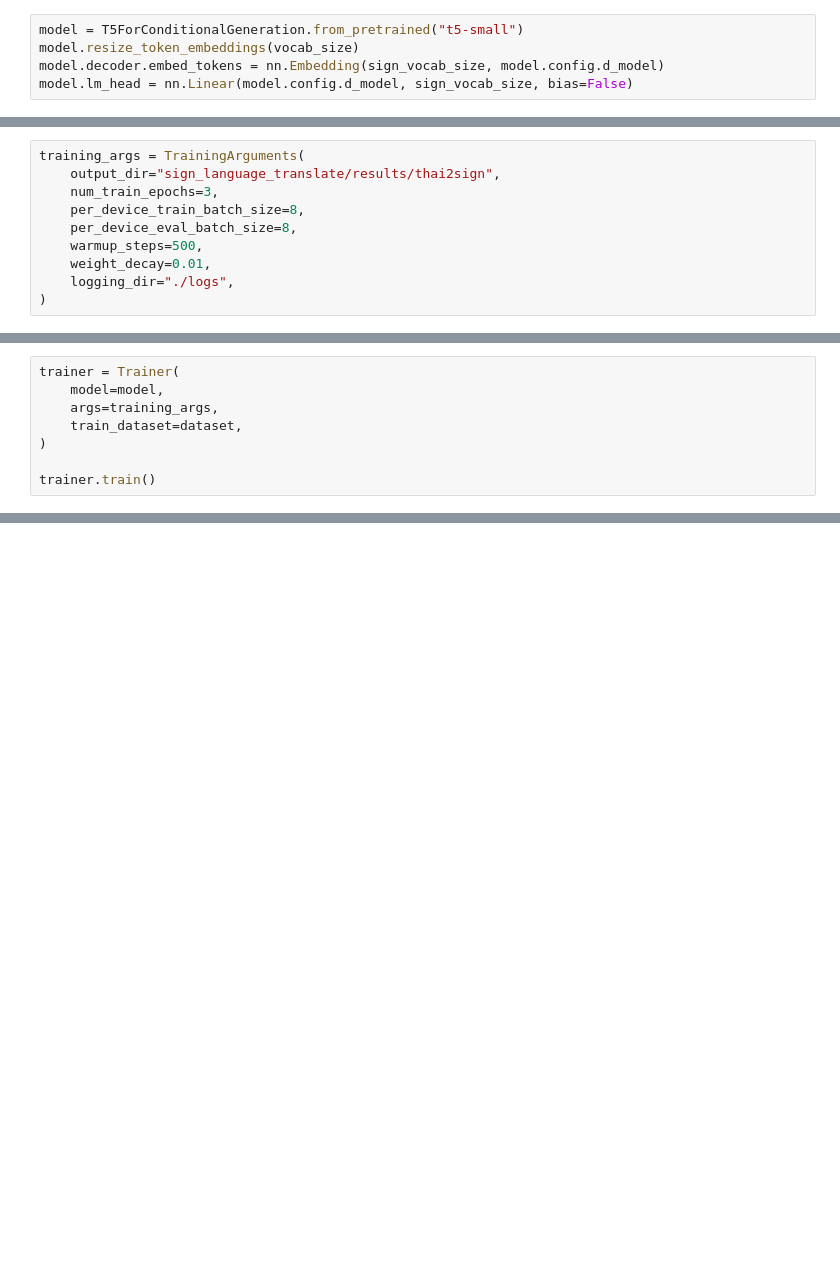
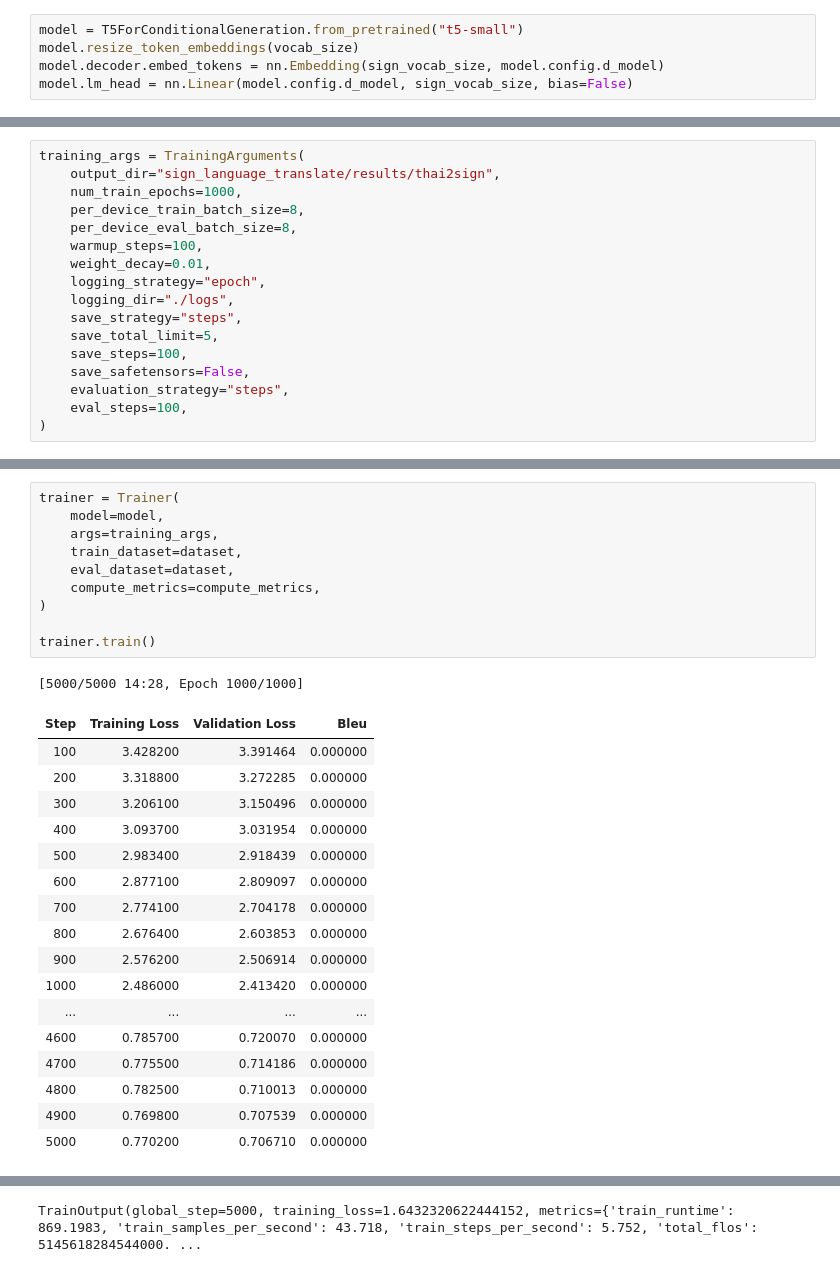
Before and after one commit to Boatkungg/sign_language_translate, a Jupyter notebook: train_thai2sign.ipynb, the cells around one changed output, grey strips where cells are left out. Cells and saved outputs as stored; diff of their text form; blank space fills up the shorter version.

```diff
--- a/train_thai2sign.ipynb
+++ b/train_thai2sign.ipynb
@@ -175,10 +187,17 @@ model.config.decoder_start_token_id
 # %%
 training_args = TrainingArguments(
     output_dir="sign_language_translate/results/thai2sign",
-    num_train_epochs=3,
+    num_train_epochs=1000,
     per_device_train_batch_size=8,
     per_device_eval_batch_size=8,
-    warmup_steps=500,
+    warmup_steps=100,
     weight_decay=0.01,
+    logging_strategy="epoch",
     logging_dir="./logs",
+    save_strategy="steps",
+    save_total_limit=5,
+    save_steps=100,
+    save_safetensors=False,
+    evaluation_strategy="steps",
+    eval_steps=100,
 )
@@ -185,8 +229,29 @@ training_args = TrainingArguments(
 # %%
 trainer = Trainer(
     model=model,
     args=training_args,
     train_dataset=dataset,
+    eval_dataset=dataset,
+    compute_metrics=compute_metrics,
 )
 
 trainer.train()
+# %% [output]
+[5000/5000 14:28, Epoch 1000/1000]
+| Step | Training Loss | Validation Loss | Bleu |
+| 100 | 3.428200 | 3.391464 | 0.000000 |
+| 200 | 3.318800 | 3.272285 | 0.000000 |
+| 300 | 3.206100 | 3.150496 | 0.000000 |
+| 400 | 3.093700 | 3.031954 | 0.000000 |
+| 500 | 2.983400 | 2.918439 | 0.000000 |
+| 600 | 2.877100 | 2.809097 | 0.000000 |
+| 700 | 2.774100 | 2.704178 | 0.000000 |
+| 800 | 2.676400 | 2.603853 | 0.000000 |
+| 900 | 2.576200 | 2.506914 | 0.000000 |
+| 1000 | 2.486000 | 2.413420 | 0.000000 |
+| ... | ... | ... | ... |
+| 4600 | 0.785700 | 0.720070 | 0.000000 |
+| 4700 | 0.775500 | 0.714186 | 0.000000 |
+| 4800 | 0.782500 | 0.710013 | 0.000000 |
+| 4900 | 0.769800 | 0.707539 | 0.000000 |
+| 5000 | 0.770200 | 0.706710 | 0.000000 |
@@ -192,0 +275 @@ trainer.train()
+TrainOutput(global_step=5000, training_loss=1.6432320622444152, metrics={'train_runtime': 869.1983, 'train_samples_per_second': 43.718, 'train_steps_per_second': 5.752, 'total_flos': 5145618284544000. ...
```
Also changed, not shown: parts of 12 cells of this notebook, 6 other files.
